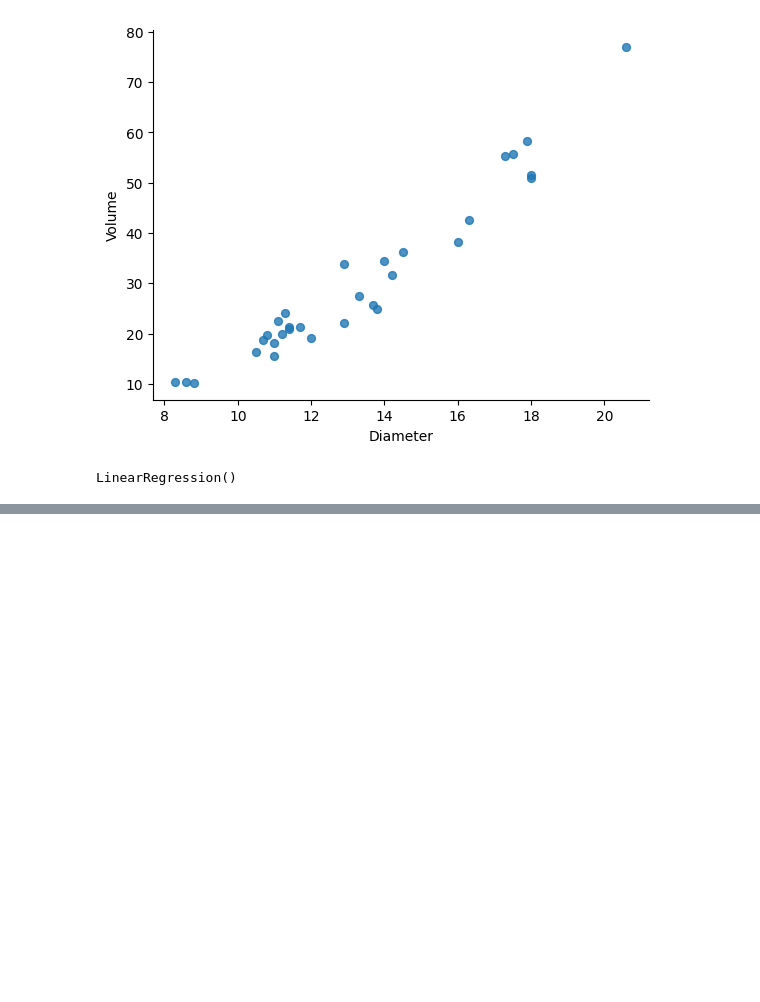
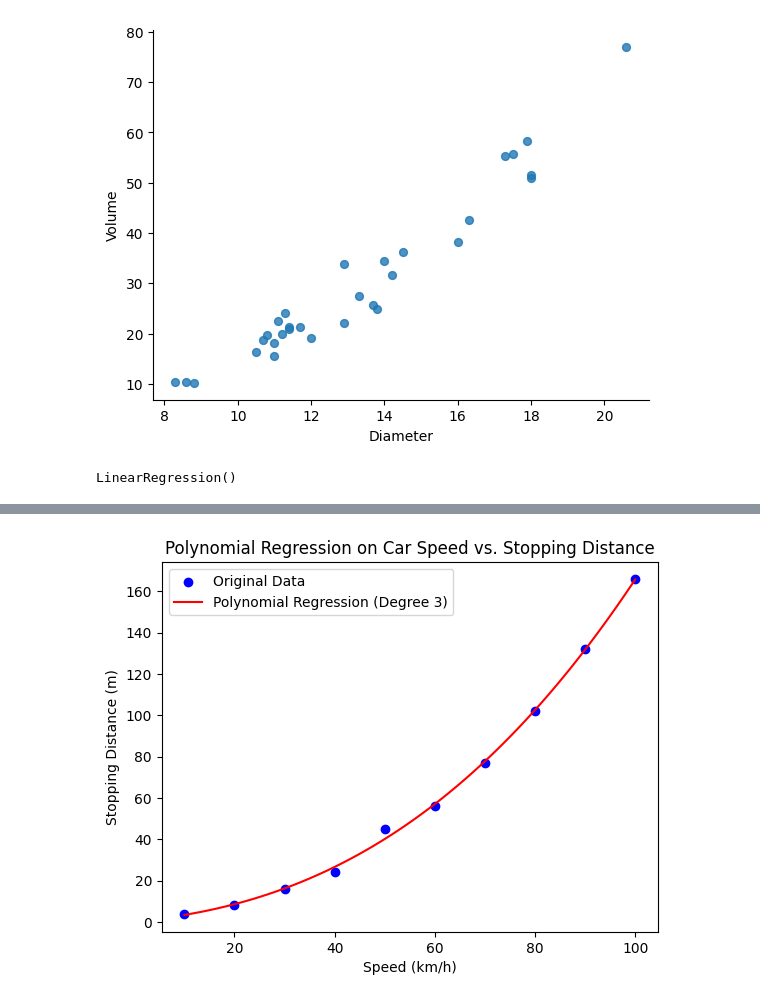
Before and after one commit to richarddushime/exercise, a Jupyter notebook: Polynomial_Regression.ipynb, the cells around one changed output, grey strips where cells are left out. Drawn from its saved outputs; the diff is of its cells as text; code cells hidden in the pictures; blank space fills up the shorter version.

```diff
--- a/Polynomial_Regression.ipynb
+++ b/Polynomial_Regression.ipynb
@@ -59,0 +87,4 @@ plt.show()
+# %%
+# Polynomial Regression (Degree = 3)
+poly = PolynomialFeatures(degree=3)
+X_poly = poly.fit_transform(speed.reshape(-1, 1))
@@ -59,0 +97,4 @@ plt.show()
+# %%
+# Predictions
+speed_range = np.linspace(min(speed), max(speed), 100).reshape(-1, 1)
+distance_pred = model.predict(poly.transform(speed_range))
@@ -59,0 +110,12 @@ plt.show()
+# %%
+
+# Plot results
+plt.scatter(speed, distance, color='blue', label="Original Data")
+plt.plot(speed_range, distance_pred, color='red', label="Polynomial Regression (Degree 3)")
+plt.xlabel("Speed (km/h)")
+plt.ylabel("Stopping Distance (m)")
+plt.legend()
+plt.title("Polynomial Regression on Car Speed vs. Stopping Distance")
+plt.show()
+# %% [output]
+[figure, added]
```
Also changed, not shown: parts of 8 cells of this notebook.
